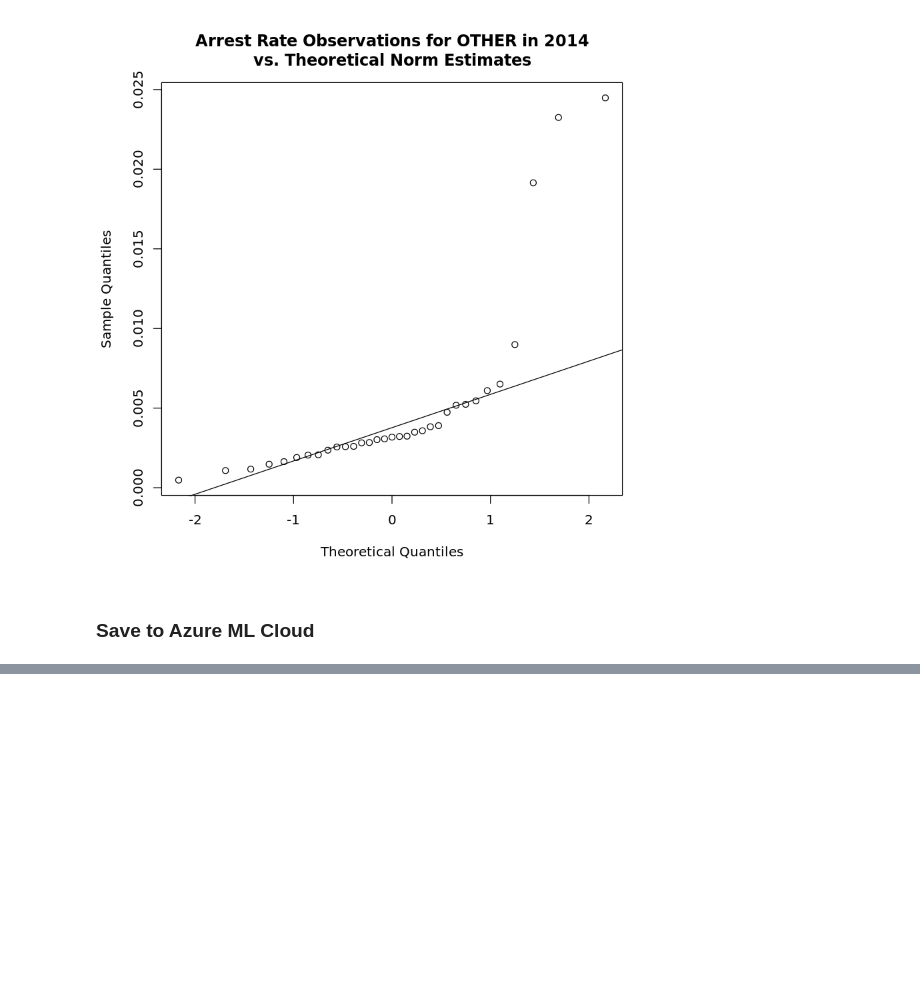
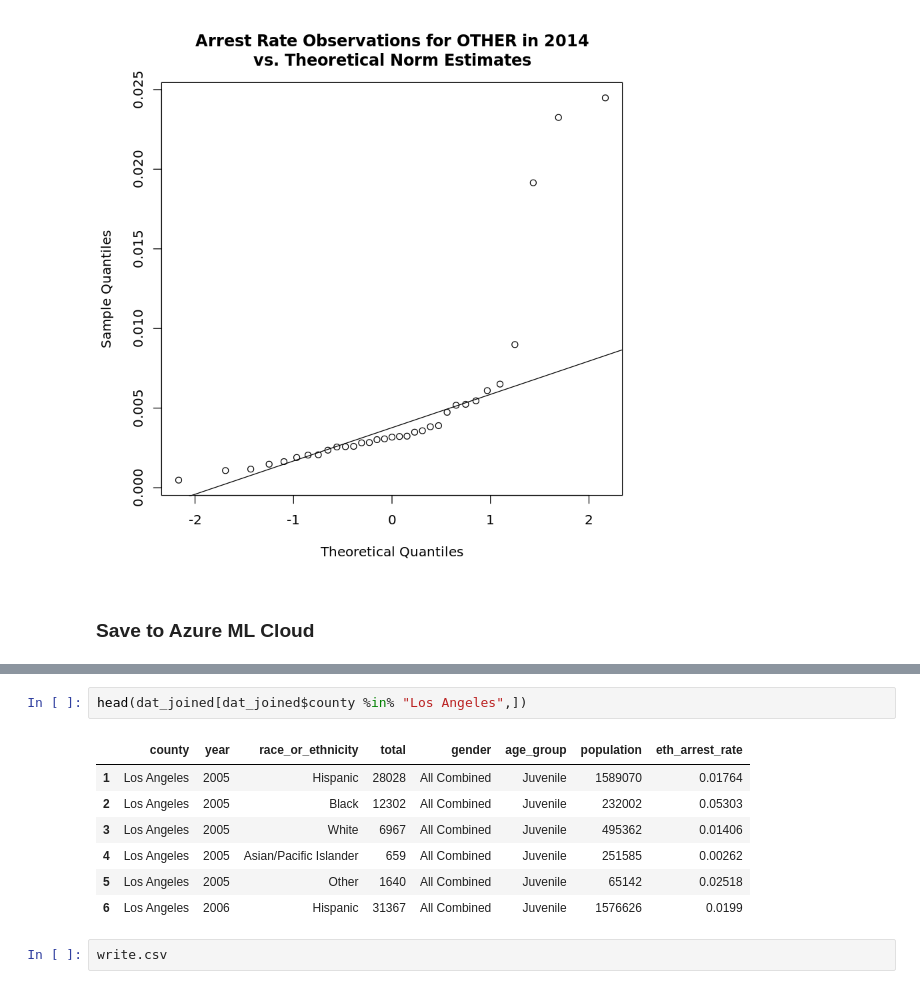
Before and after one commit to sfbrigade/CA_DOJ_OpenJustice, a Jupyter notebook: ethnic_enforcement_outliers.ipynb, the cells around one changed output, grey strips where cells are left out. Cells and saved outputs as stored; diff of their text form; blank space fills up the shorter version.

```diff
--- a/ethnic_enforcement_outliers.ipynb
+++ b/ethnic_enforcement_outliers.ipynb
@@ -529,0 +590,12 @@ write.csv(dat_stats, "juv-ethnic-arrests_outliers_2005-2014.csv", row.names = F)
+# %%
+head(dat_joined[dat_joined$county %in% "Los Angeles",])
+# %% [output]
+|  | county | year | race_or_ethnicity | total | gender | age_group | population | eth_arrest_rate |
+| 1 | Los Angeles | 2005 | Hispanic | 28028 | All Combined | Juvenile | 1589070 | 0.01764 |
+| 2 | Los Angeles | 2005 | Black | 12302 | All Combined | Juvenile | 232002 | 0.05303 |
+| 3 | Los Angeles | 2005 | White | 6967 | All Combined | Juvenile | 495362 | 0.01406 |
+| 4 | Los Angeles | 2005 | Asian/Pacific Islander | 659 | All Combined | Juvenile | 251585 | 0.00262 |
+| 5 | Los Angeles | 2005 | Other | 1640 | All Combined | Juvenile | 65142 | 0.02518 |
+| 6 | Los Angeles | 2006 | Hispanic | 31367 | All Combined | Juvenile | 1576626 | 0.0199 |
+# %%
+write.csv
```
Also changed, not shown: parts of 20 cells of this notebook, 1 other file.
